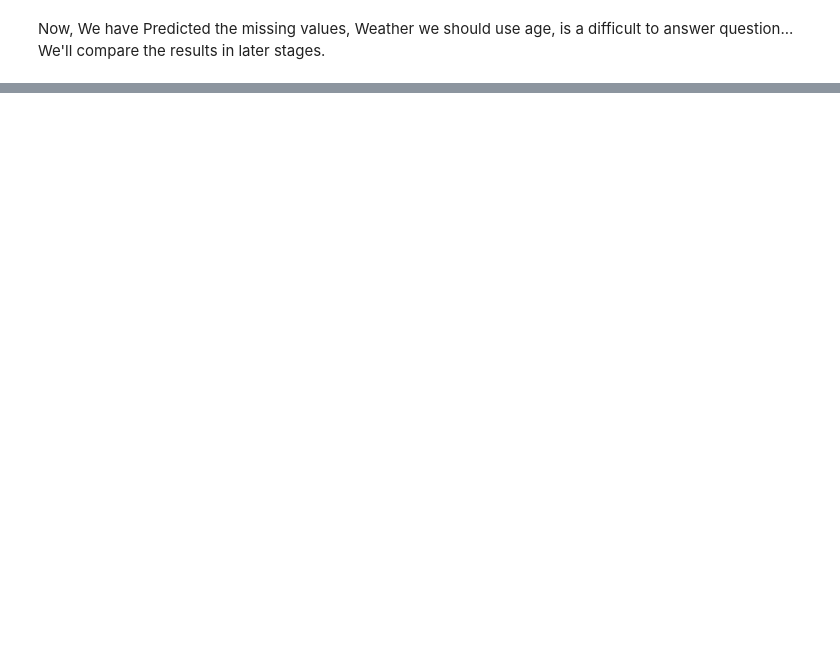
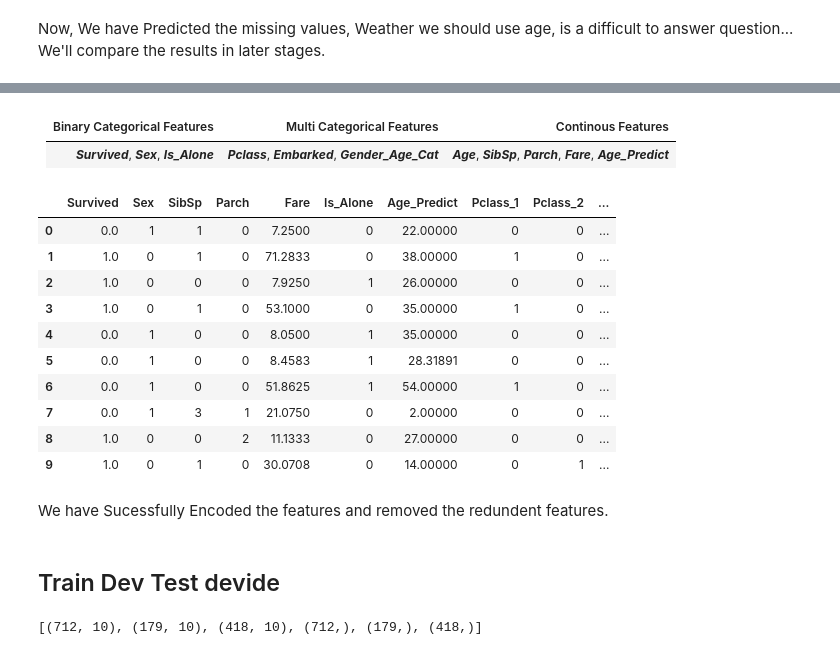
Before and after one commit to aka-vm/Titanic-Exploratory-Data-And-Model-Analysis, a Jupyter notebook: titanic_expl_data_analysis.ipynb, the cells around one changed output, grey strips where cells are left out. Saved outputs shown, nothing was run; the diff lists cells and outputs as text; code cells hidden in the pictures; blank space fills up the shorter version.

Commit message:
Age Predict and Peature Encoding.

```diff
--- a/titanic_expl_data_analysis.ipynb
+++ b/titanic_expl_data_analysis.ipynb
@@ -10,6 +10,7 @@ import seaborn as sns
 # %%
 SURVIVAL_LABEL = ["Survived", "Deceased"]
 
+PASSENGERID = "PassengerId"
 SURVIVED    = "Survived"
 PCLASS      = "Pclass"
 NAME        = "Name"
@@ -26,5 +27,9 @@ AGE_RANGE       = "Age_Range"
 GENDER_AGE_CAT  = "Gender_Age_Cat"
 IS_ALONE        = "Is_Alone"
 AGE_PREDICT     = "Age_Predict"
+
+FEATURES_1          = [SURVIVED ,PCLASS ,SEX ,AGE ,SIBSP ,PARCH ,FARE ,EMBARKED]
+FEATURES_2          = [GENDER_AGE_CAT, IS_ALONE, AGE_PREDICT]
+FEATURES_USELESS    = [PASSENGERID, TICKET, CABIN]
 # %% [markdown]
 # Datasets
@@ -576,0 +625,40 @@ We'll compare the results in later stages.
+# %% [markdown]
+<!-- * Binary Categorical Features - Survived, Sex, Is_Alone
+* Multi Categorical Features - Pclass, Embarked, Gender_Age_Cat
+* Continous Features - Age, SibSp, Parch, Fare, Age_Predict -->
+
+|Binary Categorical Features|Multi Categorical Features|Continous Features|
+|---|---|---|
+|  ***Survived***, ***Sex***, ***Is_Alone***  |  ***Pclass***, ***Embarked***, ***Gender_Age_Cat***  |  ***Age***, ***SibSp***, ***Parch***, ***Fare***, ***Age_Predict***  |
+# %%
+def data_encoder(df_: pd.DataFrame):
+    df = df_.copy()
+    df.Sex = (df.Sex=="male").astype(int)
+
+    df["Pclass_1"] = (df.Pclass==1).astype(int)
+    df["Pclass_2"] = (df.Pclass==2).astype(int)
+
+    df["Embarked_From_S"] = (df.Embarked=="S").astype(int)
+    df["Embarked_From_C"] = (df.Embarked=="C").astype(int)
+
+    return df.drop([EMBARKED, PCLASS], axis=1)
+
+df_full_encoded = data_encoder(df_full.drop([*FEATURES_USELESS, AGE, NAME, GENDER_AGE_CAT], axis=1))
+features = df_full_encoded.columns[1:]
+df_full_encoded.head(10)
+# %% [output]
+|  | Survived | Sex | SibSp | Parch | Fare | Is_Alone | Age_Predict | Pclass_1 | Pclass_2 | ... |
+| 0 | 0.0 | 1 | 1 | 0 | 7.2500 | 0 | 22.00000 | 0 | 0 | ... |
+| 1 | 1.0 | 0 | 1 | 0 | 71.2833 | 0 | 38.00000 | 1 | 0 | ... |
+| 2 | 1.0 | 0 | 0 | 0 | 7.9250 | 1 | 26.00000 | 0 | 0 | ... |
+| 3 | 1.0 | 0 | 1 | 0 | 53.1000 | 0 | 35.00000 | 1 | 0 | ... |
+| 4 | 0.0 | 1 | 0 | 0 | 8.0500 | 1 | 35.00000 | 0 | 0 | ... |
+| 5 | 0.0 | 1 | 0 | 0 | 8.4583 | 1 | 28.31891 | 0 | 0 | ... |
+| 6 | 0.0 | 1 | 0 | 0 | 51.8625 | 1 | 54.00000 | 1 | 0 | ... |
+| 7 | 0.0 | 1 | 3 | 1 | 21.0750 | 0 | 2.00000 | 0 | 0 | ... |
+| 8 | 1.0 | 0 | 0 | 2 | 11.1333 | 0 | 27.00000 | 0 | 0 | ... |
+| 9 | 1.0 | 0 | 1 | 0 | 30.0708 | 0 | 14.00000 | 0 | 1 | ... |
+# %% [markdown]
+We have Sucessfully Encoded the features and removed the redundent features.
+# %% [markdown]
+## Train Dev Test devide
@@ -576,0 +692,4 @@ We'll compare the results in later stages.
+# %%
+list(map(lambda x: x.shape, [X_train, X_Dev, X_test, y_train, y_Dev, y_test]))
+# %% [output]
+[(712, 10), (179, 10), (418, 10), (712,), (179,), (418,)]
```
Also changed, not shown: parts of 20 cells of this notebook.
